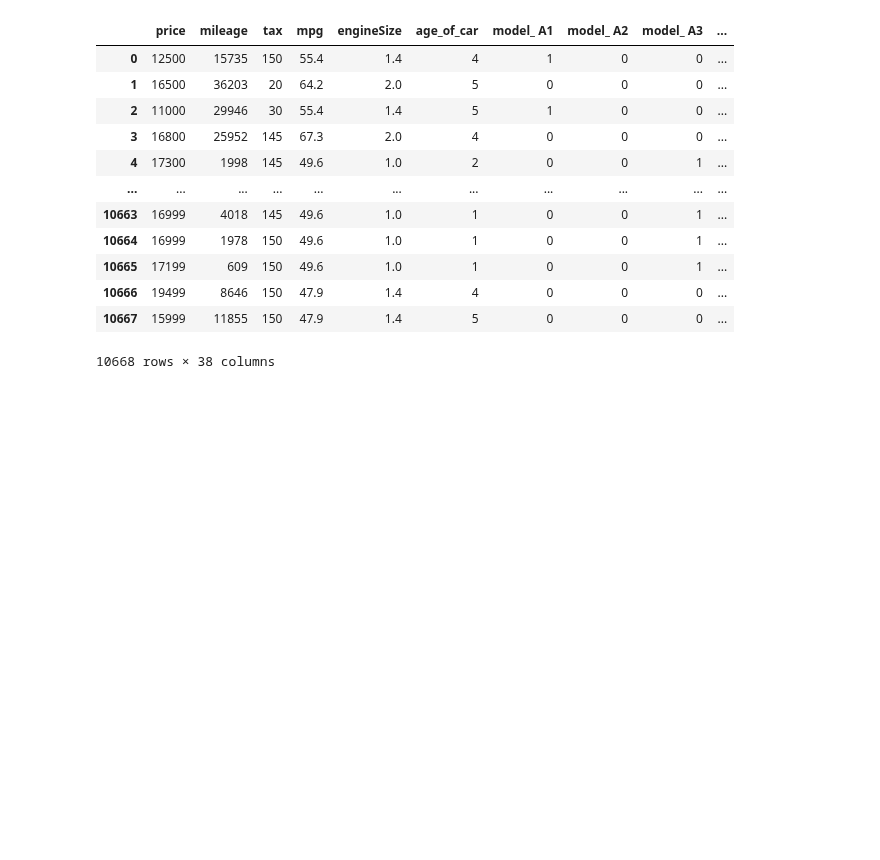
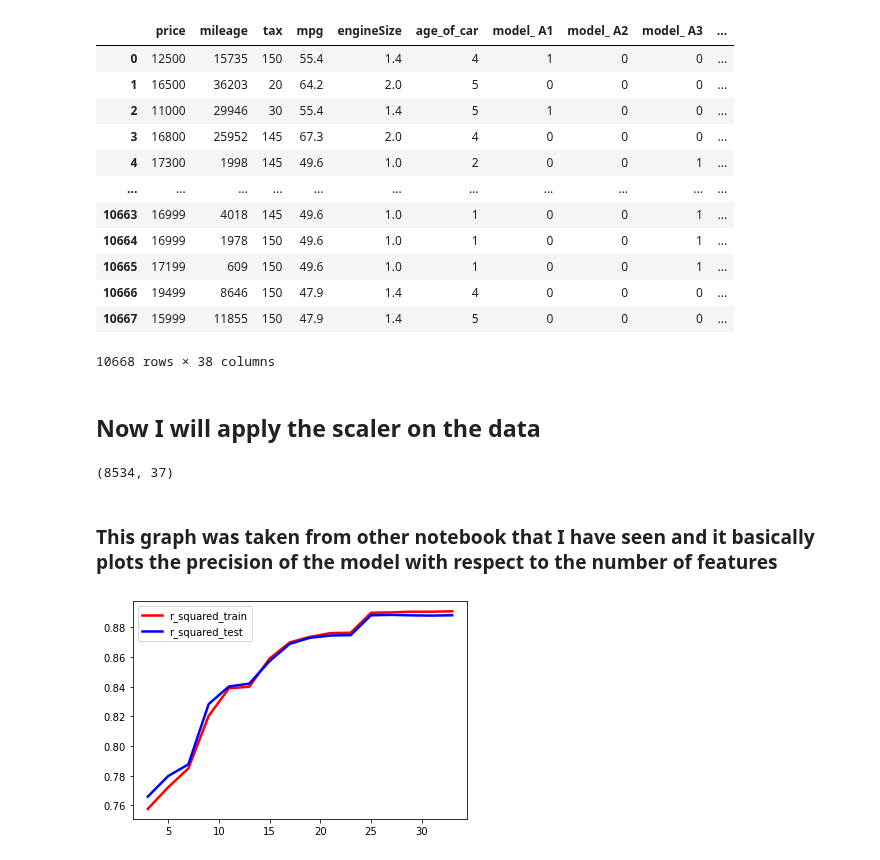
Before and after one commit to EitanKats/data-science-project-sem-a, a Jupyter notebook: Regression.ipynb, the cells around one changed output. Saved outputs shown, nothing was run; the diff lists cells and outputs as text; code cells hidden in the pictures; blank space fills up the shorter version.

Commit message:
fixed the issue with SelectKBest + trained 2 models

```diff
--- a/Regression.ipynb
+++ b/Regression.ipynb
@@ -231,8 +228,46 @@ cars_df_with_dummies
 | 10666 | 19499 | 8646 | 150 | 47.9 | 1.4 | 4 | 0 | 0 | 0 | ... |
 | 10667 | 15999 | 11855 | 150 | 47.9 | 1.4 | 5 | 0 | 0 | 0 | ... |
 10668 rows × 38 columns
+# %% [markdown]
+## Now I will apply the scaler on the data
 # %%
+minmax_scaler = MinMaxScaler()
 
-cars_without_price = cars_df_with_dummies.drop(['price'],axis=1)
-price_label = cars_df_with_dummies['price']
-X_train,X_test,y_train,y_test = train_test_split(cars_without_price,price_label,test_size=0.2,random_state=42)
+cars_scaled = minmax_scaler.fit_transform(cars_df_with_dummies)
+cars_scaled = pd.DataFrame(cars_scaled, columns = cars_df_with_dummies.columns)
+
+
+scaled_price_label = cars_scaled['price']
+scaled_cars_without_price = cars_scaled.drop(['price'],axis=1)
+
+X_train,X_test,y_train,y_test = train_test_split(scaled_cars_without_price,scaled_price_label,test_size=0.2,random_state=0)
+
+print(X_train.shape)
+# %% [output]
+(8534, 37)
+# %% [markdown]
+### This graph was taken from other notebook that I have seen and it basically plots the precision of the model with respect to the number of features
+# %%
+column_names = cars_df_with_dummies.drop(columns = ['price']).columns
+
+no_of_features = []
+r_squared_train = []
+r_squared_test = []
+
+
+for k in range(3, 35, 2): # From 3 to 35 variables (every single one)
+    selector = SelectKBest(f_regression, k = k)
+    X_train_transformed = selector.fit_transform(X_train, y_train)
+    X_test_transformed = selector.transform(X_test)
+    regressor = LinearRegression()
+    regressor.fit(X_train_transformed, y_train)
+    no_of_features.append(k)
+    r_squared_train.append(regressor.score(X_train_transformed, y_train))
+    r_squared_test.append(regressor.score(X_test_transformed, y_test))
+
+
+sns.lineplot(x = no_of_features, y = r_squared_train, legend = 'full', color='red', linewidth=2.5, label="r_squared_train")
+sns.lineplot(x = no_of_features, y = r_squared_test, legend = 'full', color='blue', linewidth=2.5, label="r_squared_test")
+plt.show()
+# %% [output]
+[figure, added]
```
Also changed, not shown: parts of 11 cells of this notebook.
